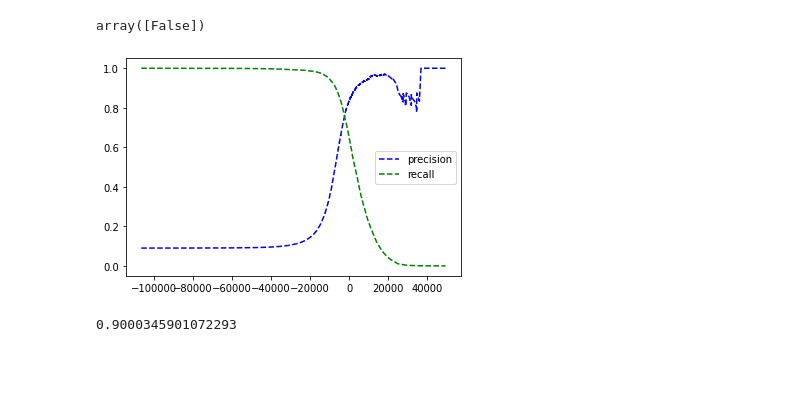
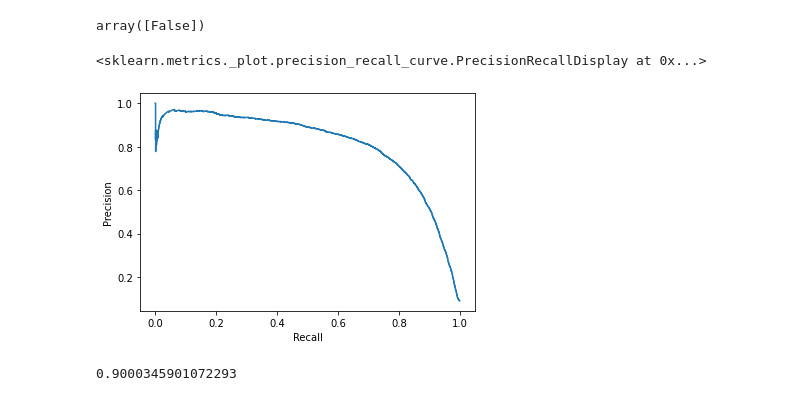
Before and after one commit to FallingStar624/ML, a Jupyter notebook: ch3/ch3.ipynb, the cells around one changed output. Drawn from its saved outputs; the diff is of its cells as text; code cells hidden in the pictures; blank space fills up the shorter version.

```diff
--- a/ch3/ch3.ipynb
+++ b/ch3/ch3.ipynb
@@ -180,8 +178,8 @@ def plot_precision_recall_vs_threshold(precisions, recalls, thresholds):
 # %%
-plot_precision_recall_vs_threshold(precisions, recalls, thresholds)
-plt.show()
+PrecisionRecallDisplay(precisions, recalls).plot()
 # %% [output]
+<sklearn.metrics._plot.precision_recall_curve.PrecisionRecallDisplay at 0x...>
-[figure, old version]
+[figure, new version]
 # %%
 threshold_90_precision = thresholds[np.argmax(precisions >= 0.90)]
 y_train_pred_90 = (y_scores >= threshold_90_precision)
```
Also changed, not shown: parts of 51 cells of this notebook.
